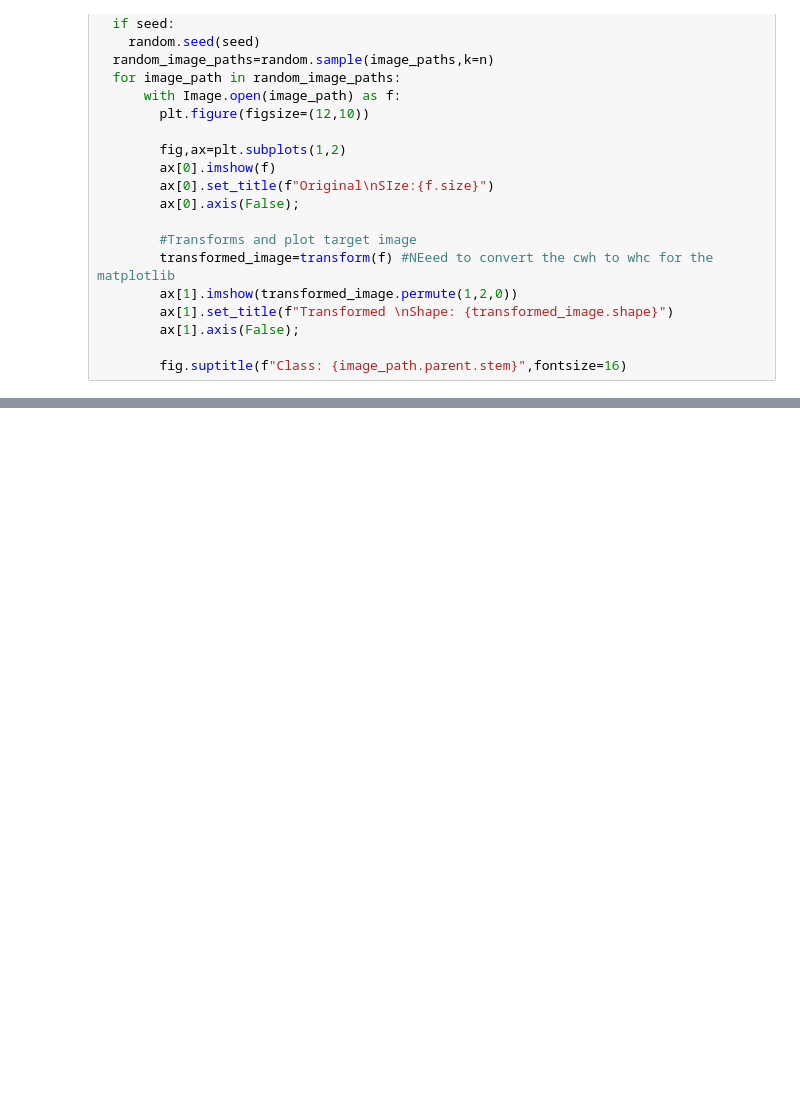
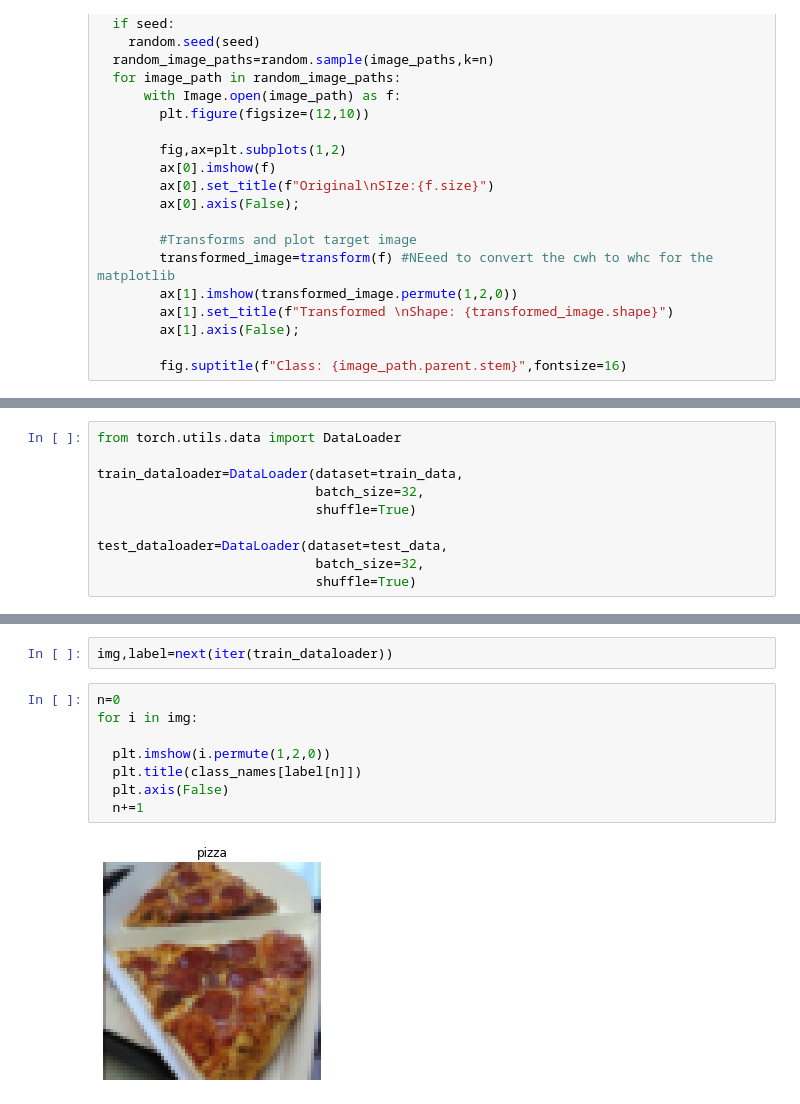
Before and after one commit to MananShukla7/Pytorch-CV, a Jupyter notebook: 05_Custom_Datasets_Pytorch.ipynb, the cells around one changed output, grey strips where cells are left out. Saved outputs shown, nothing was run; the diff lists cells and outputs as text; blank space fills up the shorter version.

```diff
--- a/05_Custom_Datasets_Pytorch.ipynb
+++ b/05_Custom_Datasets_Pytorch.ipynb
@@ -255,0 +348,10 @@ f
+# %%
+from torch.utils.data import DataLoader
+
+train_dataloader=DataLoader(dataset=train_data,
+                            batch_size=32,
+                            shuffle=True)
+
+test_dataloader=DataLoader(dataset=test_data,
+                            batch_size=32,
+                            shuffle=True)
@@ -255,0 +370,12 @@ f
+# %%
+img,label=next(iter(train_dataloader))
+# %%
+n=0
+for i in img:
+
+  plt.imshow(i.permute(1,2,0))
+  plt.title(class_names[label[n]])
+  plt.axis(False)
+  n+=1
+# %% [output]
+[figure, added]
```
Also changed, not shown: parts of 21 cells of this notebook.
